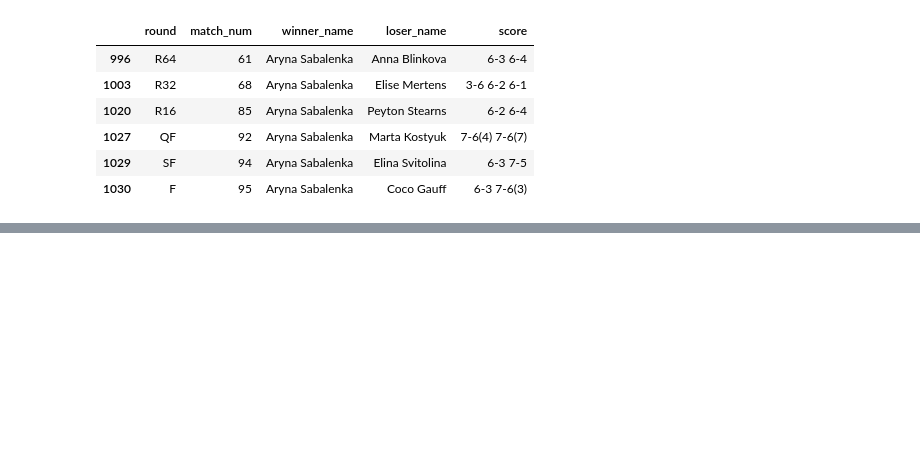
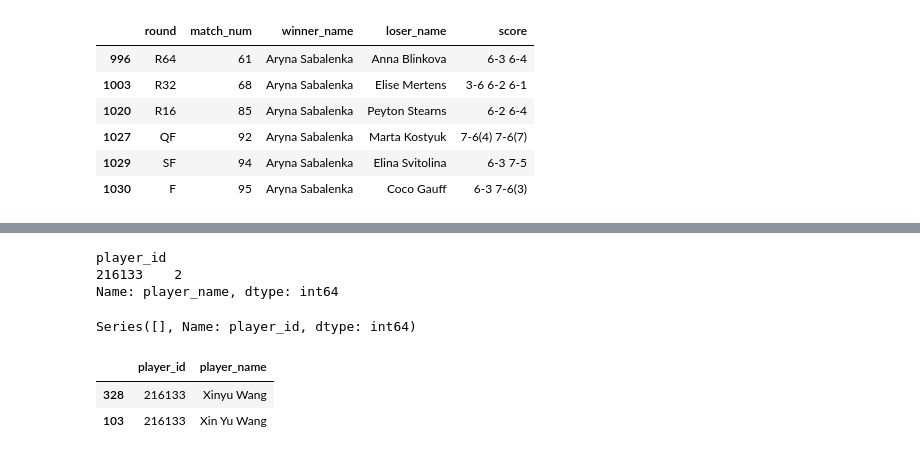
Before and after one commit to anajbellini/DataDeuce, a Jupyter notebook: analysis/source_profiling.ipynb, the cells around one changed output, grey strips where cells are left out. Saved outputs shown, nothing was run; the diff lists cells and outputs as text; code cells hidden in the pictures; blank space fills up the shorter version.

Commit message:
feat: validate player_id-to-name referential integrity
Co-Authored-By: Claude Sonnet 5 <noreply@anthropic.com>

```diff
--- a/analysis/source_profiling.ipynb
+++ b/analysis/source_profiling.ipynb
@@ -585,0 +618,29 @@ madrid[
+# %%
+wta_players = pd.concat(
+    [
+        wta_2025[["winner_id", "winner_name"]].rename(
+            columns={"winner_id": "player_id", "winner_name": "player_name"}
+        ),
+        wta_2025[["loser_id", "loser_name"]].rename(
+            columns={"loser_id": "player_id", "loser_name": "player_name"}
+        ),
+    ]
+).drop_duplicates()
+
+wta_id_violations = wta_players.groupby("player_id")["player_name"].nunique()
+wta_id_violations[wta_id_violations > 1]
+# %% [output]
+player_id
+216133    2
+Name: player_name, dtype: int64
+# %%
+wta_name_violations = wta_players.groupby("player_name")["player_id"].nunique()
+wta_name_violations[wta_name_violations > 1]
+# %% [output]
+Series([], Name: player_id, dtype: int64)
+# %%
+wta_players[wta_players["player_id"] == 216133]
+# %% [output]
+|  | player_id | player_name |
+| 328 | 216133 | Xinyu Wang |
+| 103 | 216133 | Xin Yu Wang |
```
Also changed, not shown: parts of 4 cells of this notebook.
